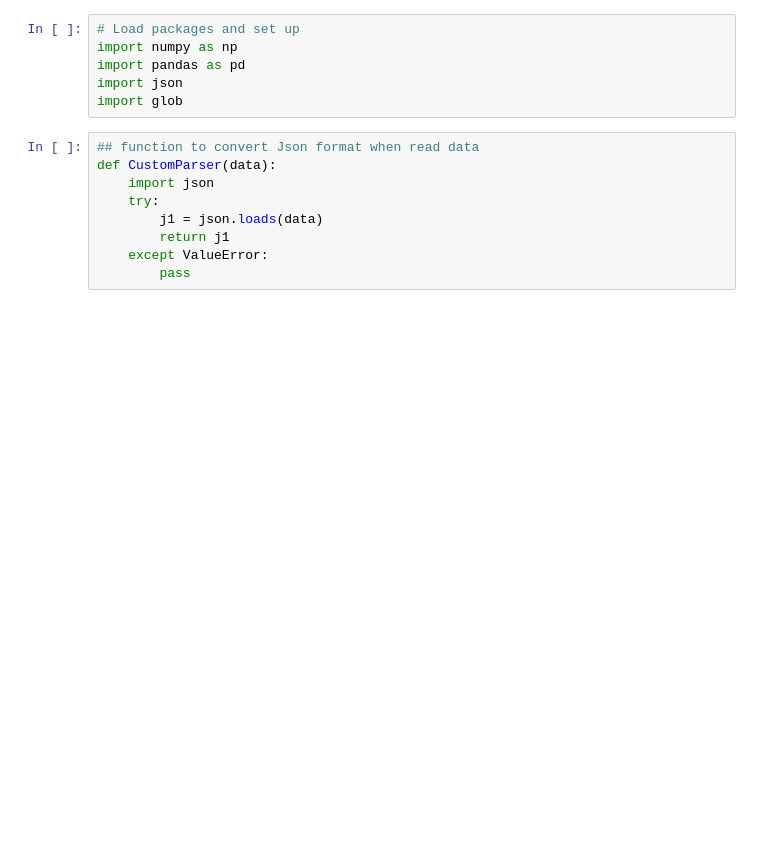
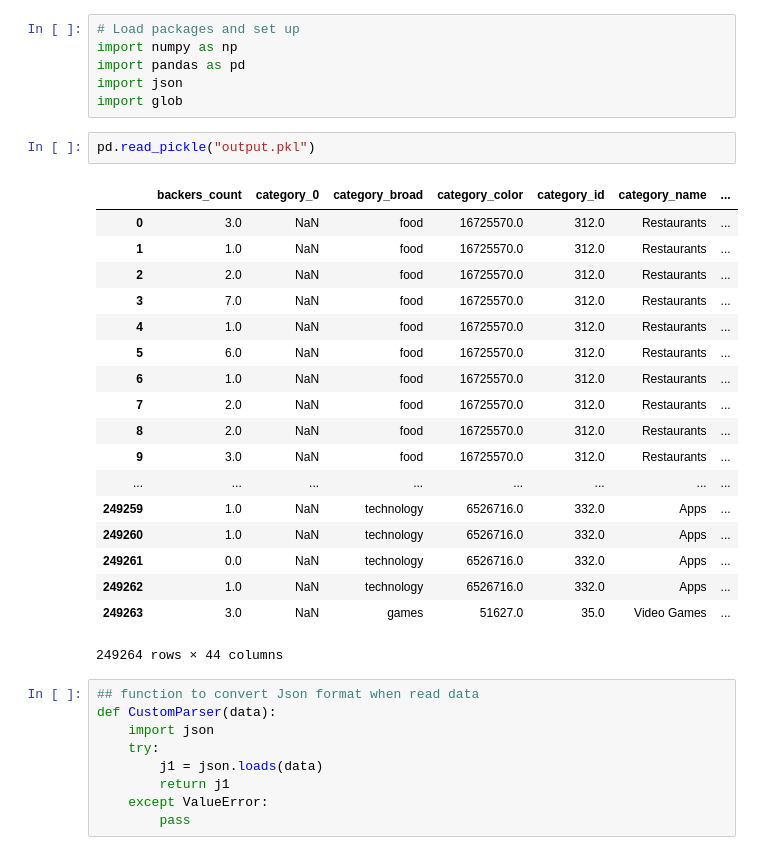
Before and after one commit to fansi-sifan/Kickstarter_survivor, a Jupyter notebook: Data cleaning.ipynb, the cells around one changed output. Drawn from its saved outputs; the diff is of its cells as text; blank space fills up the shorter version.

```diff
--- a/Data cleaning.ipynb
+++ b/Data cleaning.ipynb
@@ -9,6 +9,27 @@ import numpy as np
 import pandas as pd
 import json
 import glob
+# %%
+pd.read_pickle("output.pkl")
+# %% [output]
+|  | backers_count | category_0 | category_broad | category_color | category_id | category_name | ... |
+| 0 | 3.0 | NaN | food | 16725570.0 | 312.0 | Restaurants | ... |
+| 1 | 1.0 | NaN | food | 16725570.0 | 312.0 | Restaurants | ... |
+| 2 | 2.0 | NaN | food | 16725570.0 | 312.0 | Restaurants | ... |
+| 3 | 7.0 | NaN | food | 16725570.0 | 312.0 | Restaurants | ... |
+| 4 | 1.0 | NaN | food | 16725570.0 | 312.0 | Restaurants | ... |
+| 5 | 6.0 | NaN | food | 16725570.0 | 312.0 | Restaurants | ... |
+| 6 | 1.0 | NaN | food | 16725570.0 | 312.0 | Restaurants | ... |
+| 7 | 2.0 | NaN | food | 16725570.0 | 312.0 | Restaurants | ... |
+| 8 | 2.0 | NaN | food | 16725570.0 | 312.0 | Restaurants | ... |
+| 9 | 3.0 | NaN | food | 16725570.0 | 312.0 | Restaurants | ... |
+| ... | ... | ... | ... | ... | ... | ... | ... |
+| 249259 | 1.0 | NaN | technology | 6526716.0 | 332.0 | Apps | ... |
+| 249260 | 1.0 | NaN | technology | 6526716.0 | 332.0 | Apps | ... |
+| 249261 | 0.0 | NaN | technology | 6526716.0 | 332.0 | Apps | ... |
+| 249262 | 1.0 | NaN | technology | 6526716.0 | 332.0 | Apps | ... |
+| 249263 | 3.0 | NaN | games | 51627.0 | 35.0 | Video Games | ... |
+249264 rows × 44 columns
 # %%
 ## function to convert Json format when read data
 def CustomParser(data):
```
Also changed, not shown: parts of 4 cells of this notebook, 1 other file.
